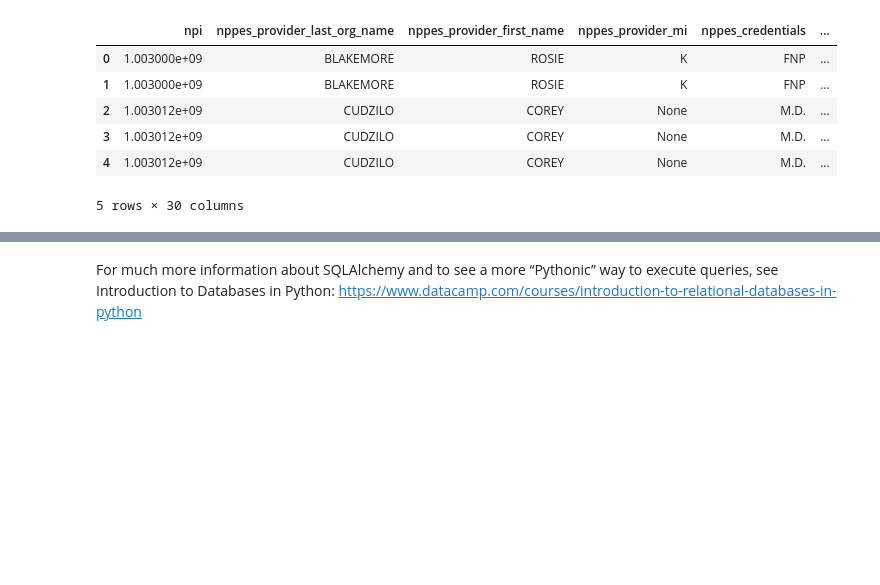
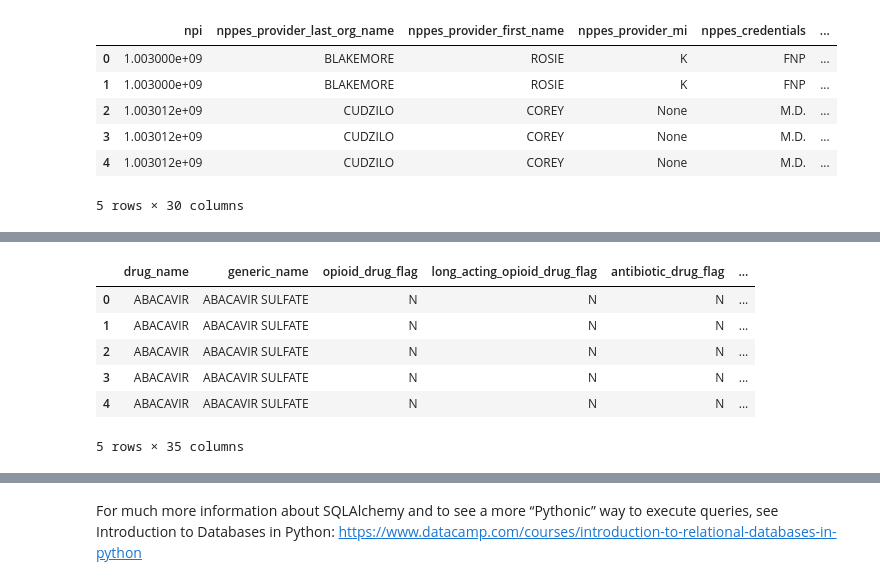
Before and after one commit to NSS-Data-Analytics-Cohort-12/prescribers-python-da12-v2-pandamore, a Jupyter notebook: notebooks/prescribers.ipynb, the cells around one changed output, grey strips where cells are left out. Saved outputs shown, nothing was run; the diff lists cells and outputs as text; code cells hidden in the pictures; blank space fills up the shorter version.

```diff
--- a/notebooks/prescribers.ipynb
+++ b/notebooks/prescribers.ipynb
@@ -123,0 +128,11 @@ op_df_sorted.head()
+# %%
+combo_3 = pd.merge(combo_2, provider, on = 'npi', how='inner')
+combo_3.head()
+# %% [output]
+|  | drug_name | generic_name | opioid_drug_flag | long_acting_opioid_drug_flag | antibiotic_drug_flag | ... |
+| 0 | ABACAVIR | ABACAVIR SULFATE | N | N | N | ... |
+| 1 | ABACAVIR | ABACAVIR SULFATE | N | N | N | ... |
+| 2 | ABACAVIR | ABACAVIR SULFATE | N | N | N | ... |
+| 3 | ABACAVIR | ABACAVIR SULFATE | N | N | N | ... |
+| 4 | ABACAVIR | ABACAVIR SULFATE | N | N | N | ... |
+5 rows × 35 columns
```
Also changed, not shown: parts of 9 cells of this notebook.
